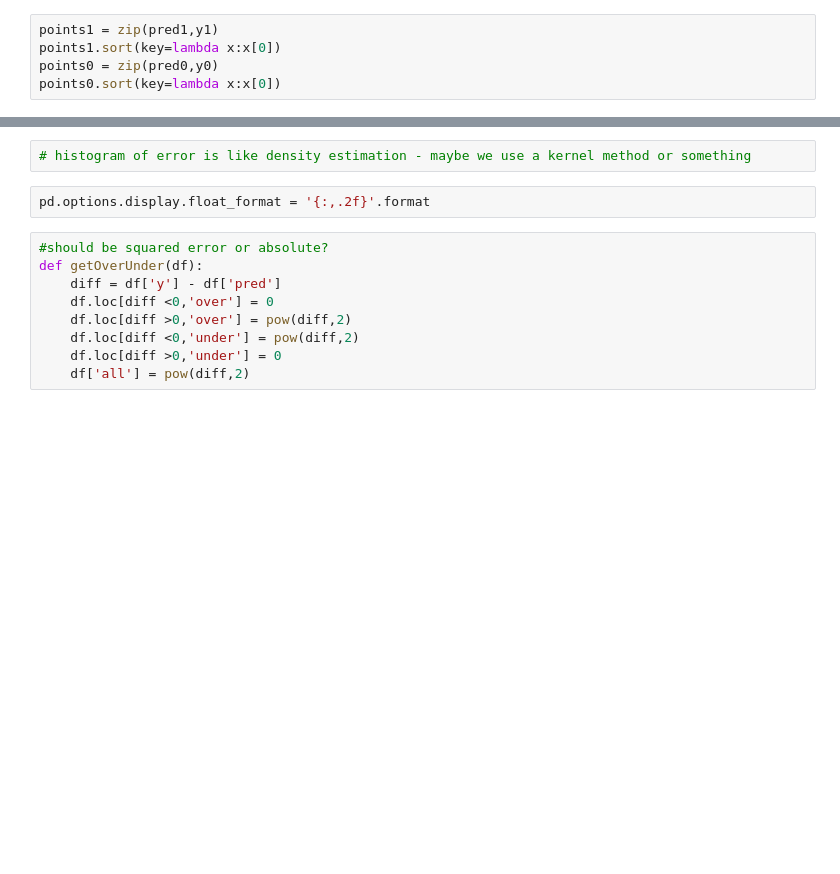
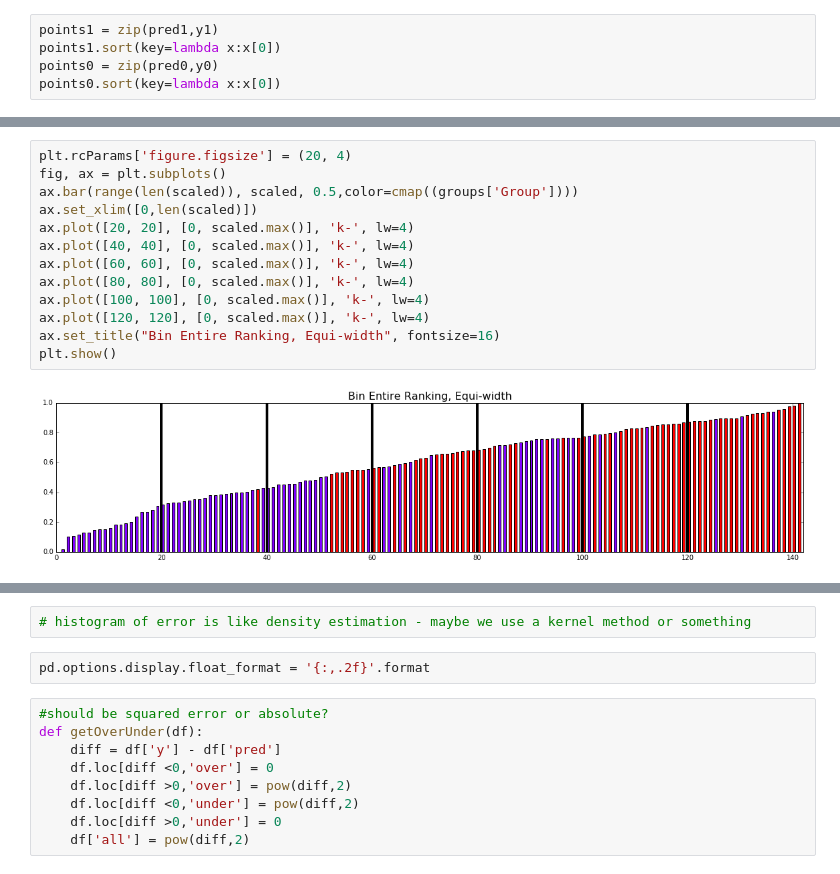
Before and after one commit to caitlinkuhlman/fair_ranking, a Jupyter notebook: College_Fairness_Regression_Example.ipynb, the cells around one changed output, grey strips where cells are left out. Drawn from its saved outputs; the diff is of its cells as text; blank space fills up the shorter version.

```diff
--- a/College_Fairness_Regression_Example.ipynb
+++ b/College_Fairness_Regression_Example.ipynb
@@ -173,0 +287,15 @@ points0.sort(key=lambda x:x[0])
+# %%
+plt.rcParams['figure.figsize'] = (20, 4)
+fig, ax = plt.subplots()
+ax.bar(range(len(scaled)), scaled, 0.5,color=cmap((groups['Group'])))
+ax.set_xlim([0,len(scaled)])
+ax.plot([20, 20], [0, scaled.max()], 'k-', lw=4)
+ax.plot([40, 40], [0, scaled.max()], 'k-', lw=4)
+ax.plot([60, 60], [0, scaled.max()], 'k-', lw=4)
+ax.plot([80, 80], [0, scaled.max()], 'k-', lw=4)
+ax.plot([100, 100], [0, scaled.max()], 'k-', lw=4)
+ax.plot([120, 120], [0, scaled.max()], 'k-', lw=4)
+ax.set_title("Bin Entire Ranking, Equi-width", fontsize=16)
+plt.show()
+# %% [output]
+[figure, added]
```
Also changed, not shown: parts of 54 cells of this notebook, 5 other files.
